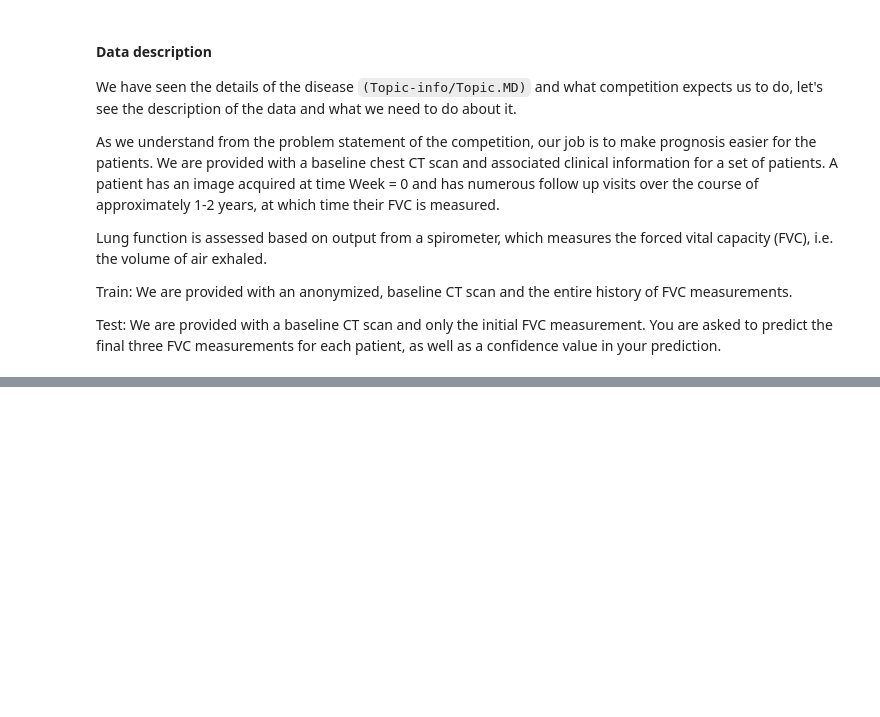
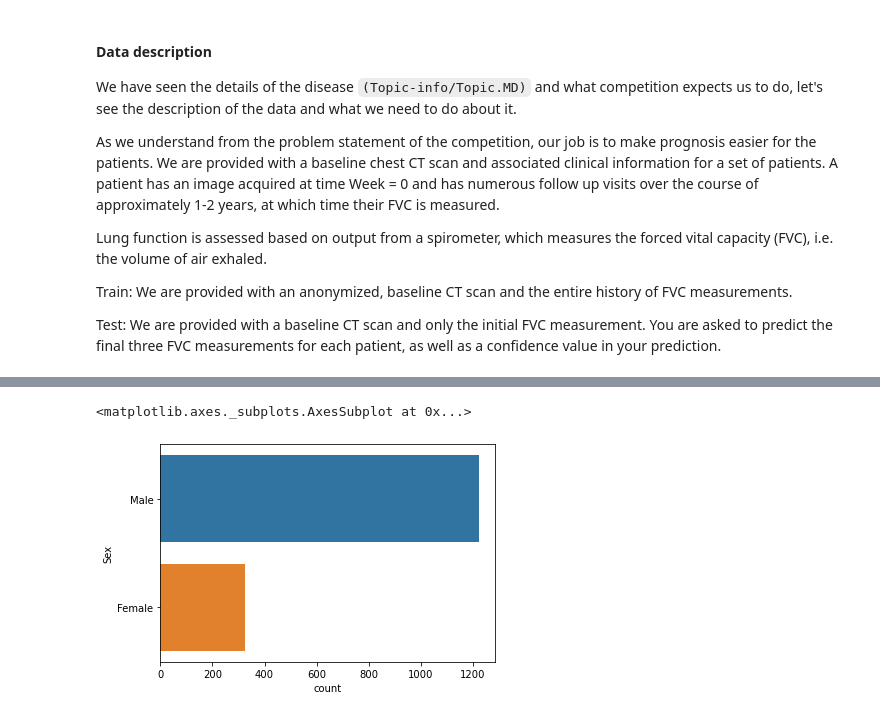
Before and after one commit to Ank-22/OSIC-Pulmonary-Fibrosis-Progression, a Jupyter notebook: Data-Visualization/Data-Visulization.ipynb, the cells around one changed output, grey strips where cells are left out. Saved outputs shown, nothing was run; the diff lists cells and outputs as text; code cells hidden in the pictures; blank space fills up the shorter version.

```diff
--- a/Data-Visualization/Data-Visulization.ipynb
+++ b/Data-Visualization/Data-Visulization.ipynb
@@ -26,0 +146,5 @@ import glob
+# %%
+sb.countplot(y='Sex', data=df)
+# %% [output]
+<matplotlib.axes._subplots.AxesSubplot at 0x...>
+[figure, added]
```
Also changed, not shown: parts of 12 cells of this notebook.
